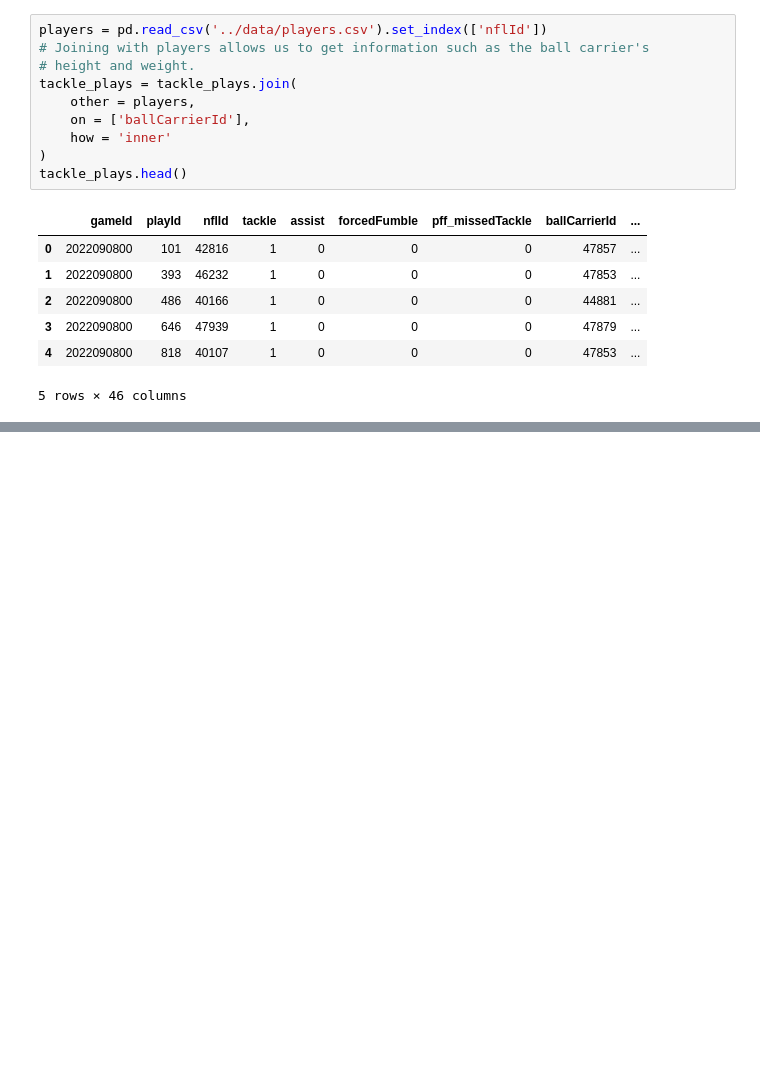
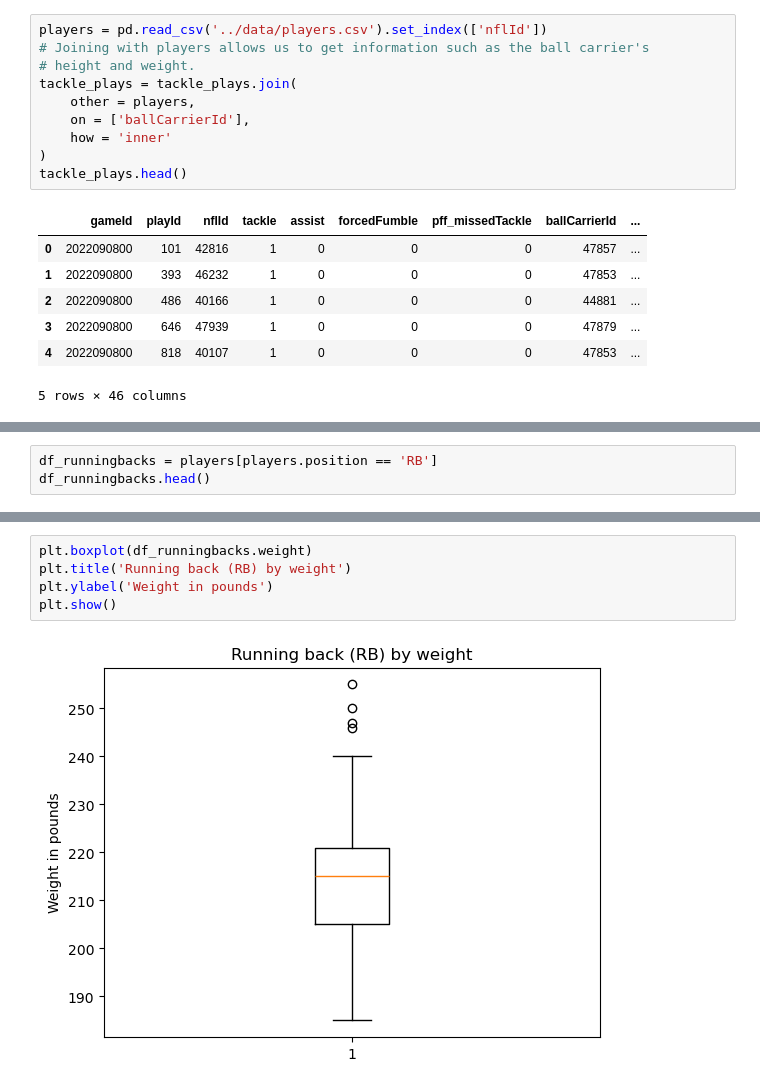
Before and after one commit to sesh9096/csci4502project, a Jupyter notebook: src/offensive-strategies.ipynb, the cells around one changed output, grey strips where cells are left out. Drawn from its saved outputs; the diff is of its cells as text; blank space fills up the shorter version.

```diff
--- a/src/offensive-strategies.ipynb
+++ b/src/offensive-strategies.ipynb
@@ -76,0 +81,3 @@ tackle_plays.head()
+# %%
+df_runningbacks = players[players.position == 'RB']
+df_runningbacks.head()
@@ -76,0 +92,7 @@ tackle_plays.head()
+# %%
+plt.boxplot(df_runningbacks.weight)
+plt.title('Running back (RB) by weight')
+plt.ylabel('Weight in pounds')
+plt.show()
+# %% [output]
+[figure, added]
```
Also changed, not shown: parts of 15 cells of this notebook.
